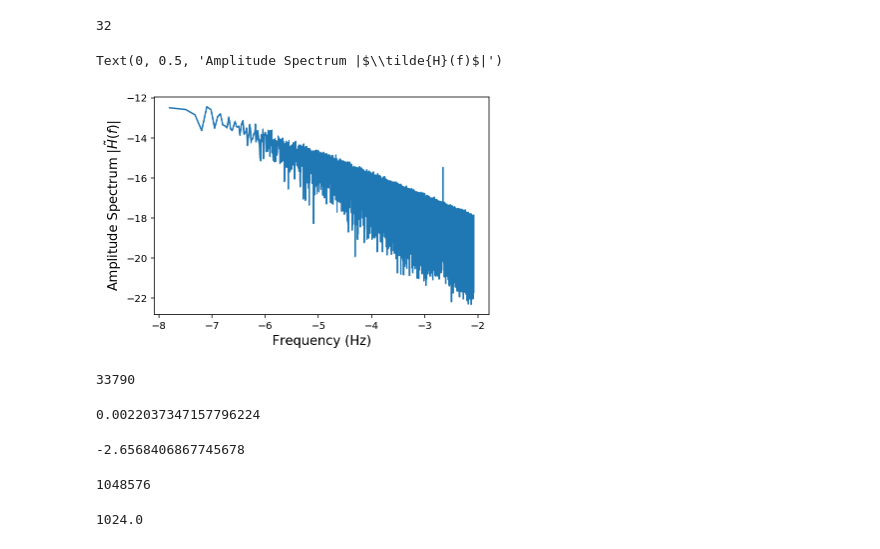
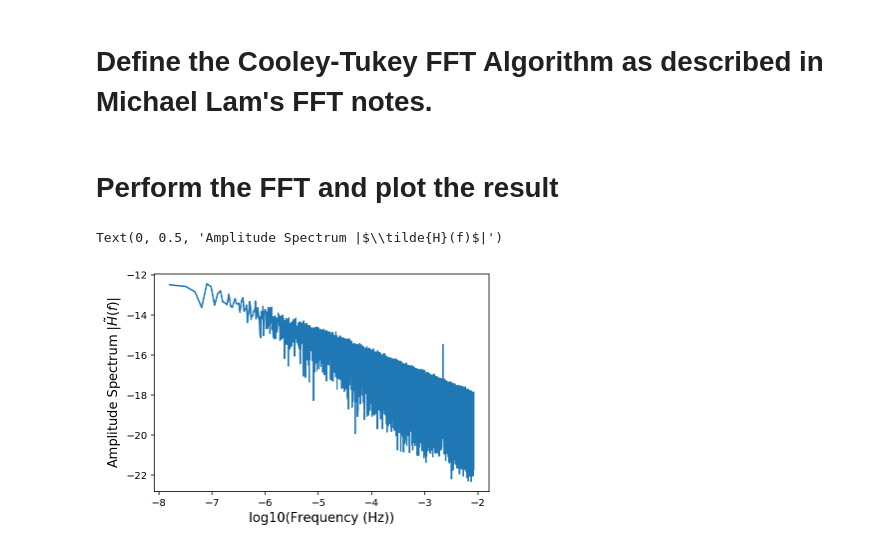
Before and after one commit to brendrach/Computational_Astro_ASTP720, a Jupyter notebook: Assignment_7/Assignment_7.ipynb, the cells around one changed output. Cells and saved outputs as stored; diff of their text form; code cells hidden in the pictures.

```diff
--- a/Assignment_7/Assignment_7.ipynb
+++ b/Assignment_7/Assignment_7.ipynb
@@ -46,0 +50,2 @@ def FFT(x):
+# %% [markdown]
+# Define the Cooley-Tukey FFT Algorithm as described in Michael Lam's FFT notes.
@@ -47,29 +99,11 @@ def FFT(x):
+# %% [markdown]
+# Perform the FFT and plot the result
 # %%
-x_test = FFT(strain_data)
+## Perform a FFT on the strain data.
+x_test = Cooley_Tukey_FFT(strain_data,32)
 plt.plot(np.log10(time_freq[:int(len(x_test)*0.5)]),np.log10(x_test[:int(len(x_test)*0.5)]))
-plt.xlabel('Frequency (Hz)',size=13)
+plt.xlabel('log10(Frequency (Hz))',size=13)
 plt.ylabel(r'Amplitude Spectrum |$\tilde{H}(f)$|',size=13)
 # %% [output]
-32
+Text(0, 0.5, 'Amplitude Spectrum |$\\tilde{H}(f)$|')
-Text(0, 0.5, 'Amplitude Spectrum |$\\tilde{H}(f)$|')
-[figure, old version]
+[figure, new version]
-# %%
-np.argmax(x_test[int(len(x_test)*0.1):int(len(x_test)*0.5)])
-# %% [output]
-33790
-# %%
-time_freq[int(len(x_test)*0.1)+33790]
-# %% [output]
-0.0022037347157796224
-# %%
-np.log10(time_freq[int(len(x_test)*0.1)+33790])
-# %% [output]
--2.6568406867745678
-# %%
-len(time_freq)
-# %% [output]
-1048576
-# %%
-np.sqrt(1048576)
-# %% [output]
-1024.0
```
Also changed, not shown: parts of 14 cells of this notebook.
